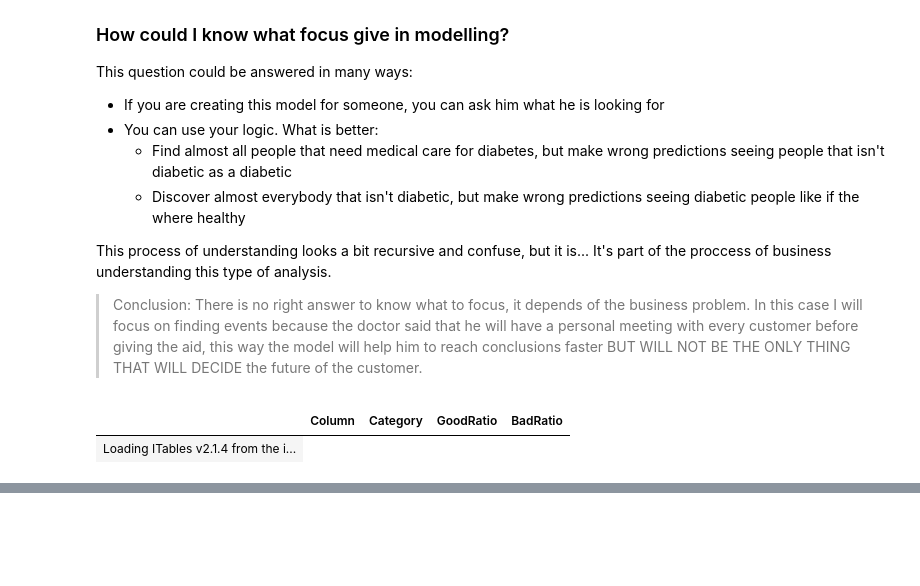
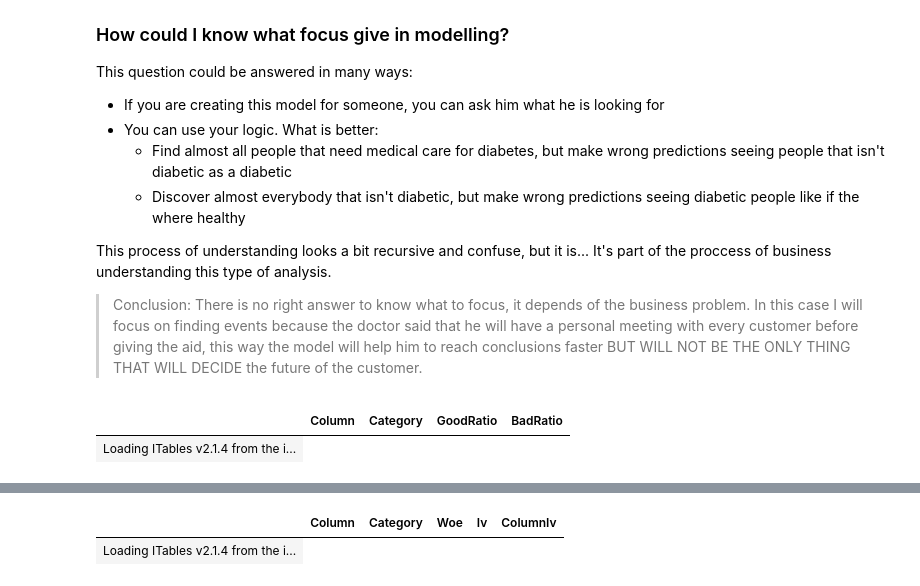
Before and after one commit to barrenha95/diabetes-prediction, a Jupyter notebook: notebooks/exploratory.ipynb, the cells around one changed output, grey strips where cells are left out. Drawn from its saved outputs; the diff is of its cells as text; code cells hidden in the pictures; blank space fills up the shorter version.

```diff
--- a/notebooks/exploratory.ipynb
+++ b/notebooks/exploratory.ipynb
@@ -158,0 +184,5 @@ display(tmp[['Column', 'Category','GoodRatio', 'BadRatio']])
+# %%
+display(tmp[['Column', 'Category','Woe', 'Iv', 'ColumnIv']])
+# %% [output]
+|  | Column | Category | Woe | Iv | ColumnIv |
+| Loading ITables v2.1.4 from the i... |
```
Also changed, not shown: parts of 1 cell of this notebook.
